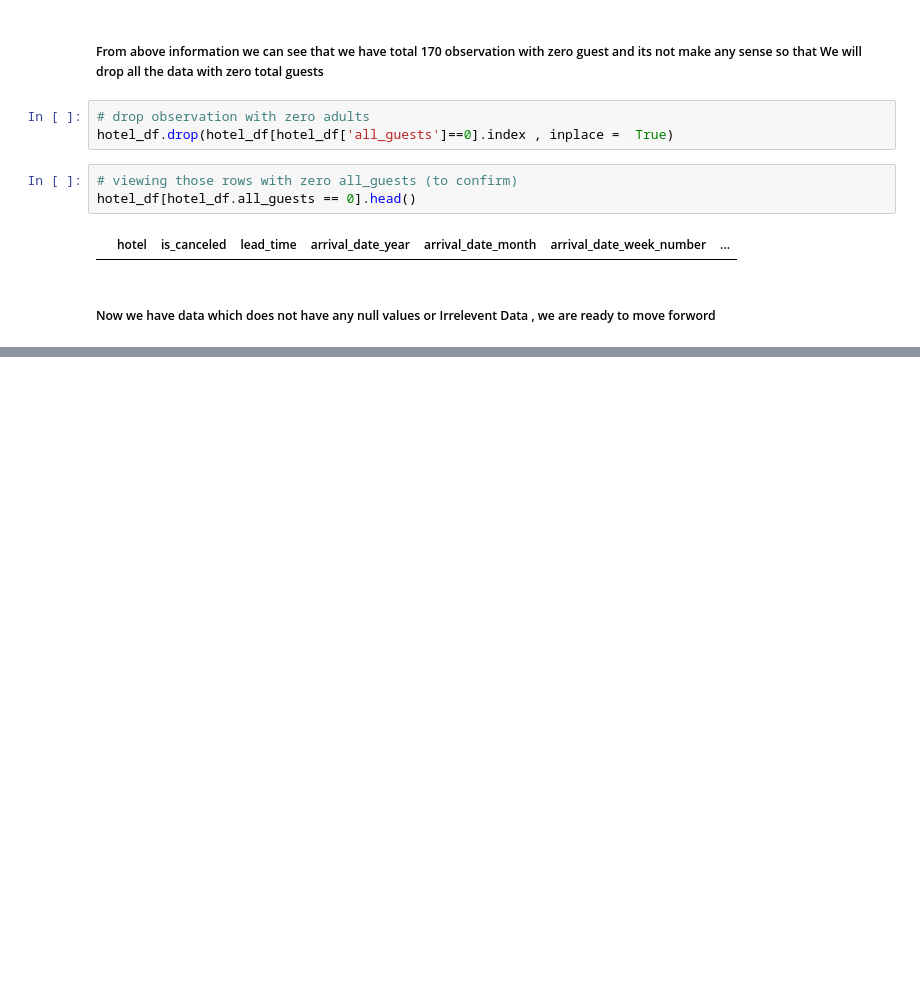
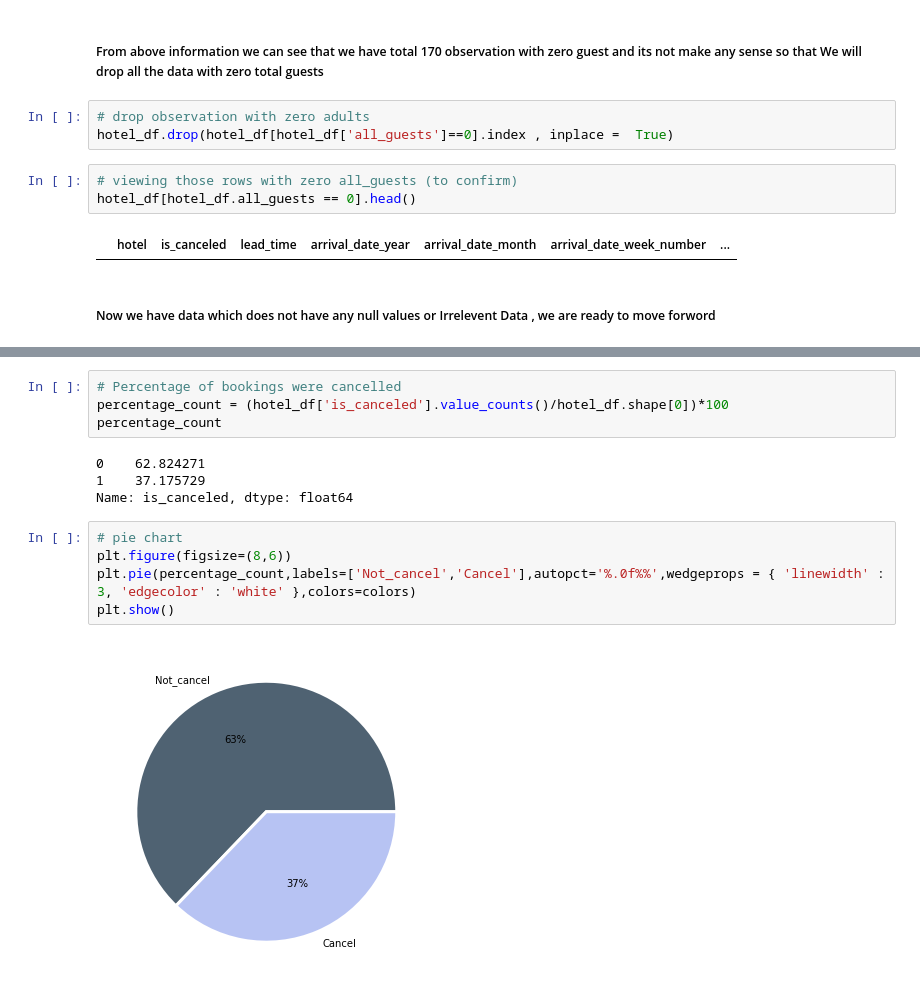
Before and after one commit to shinkarkunal/EDA_Hotel_booking, a Jupyter notebook: Hotel_Booking_Analysis_Capstone_Project_KUNAL_SHINKAR_ipynb.ipynb, the cells around one changed output, grey strips where cells are left out. Saved outputs shown, nothing was run; the diff lists cells and outputs as text; blank space fills up the shorter version.

```diff
--- a/Hotel_Booking_Analysis_Capstone_Project_KUNAL_SHINKAR_ipynb.ipynb
+++ b/Hotel_Booking_Analysis_Capstone_Project_KUNAL_SHINKAR_ipynb.ipynb
@@ -250,0 +265,15 @@ hotel_df[hotel_df.all_guests == 0].head()
+# %%
+# Percentage of bookings were cancelled
+percentage_count = (hotel_df['is_canceled'].value_counts()/hotel_df.shape[0])*100
+percentage_count
+# %% [output]
+0    62.824271
+1    37.175729
+Name: is_canceled, dtype: float64
+# %%
+# pie chart
+plt.figure(figsize=(8,6))
+plt.pie(percentage_count,labels=['Not_cancel','Cancel'],autopct='%.0f%%',wedgeprops = { 'linewidth' : 3, 'edgecolor' : 'white' },colors=colors)
+plt.show()
+# %% [output]
+[figure, added]
```
Also changed, not shown: parts of 17 cells of this notebook.
